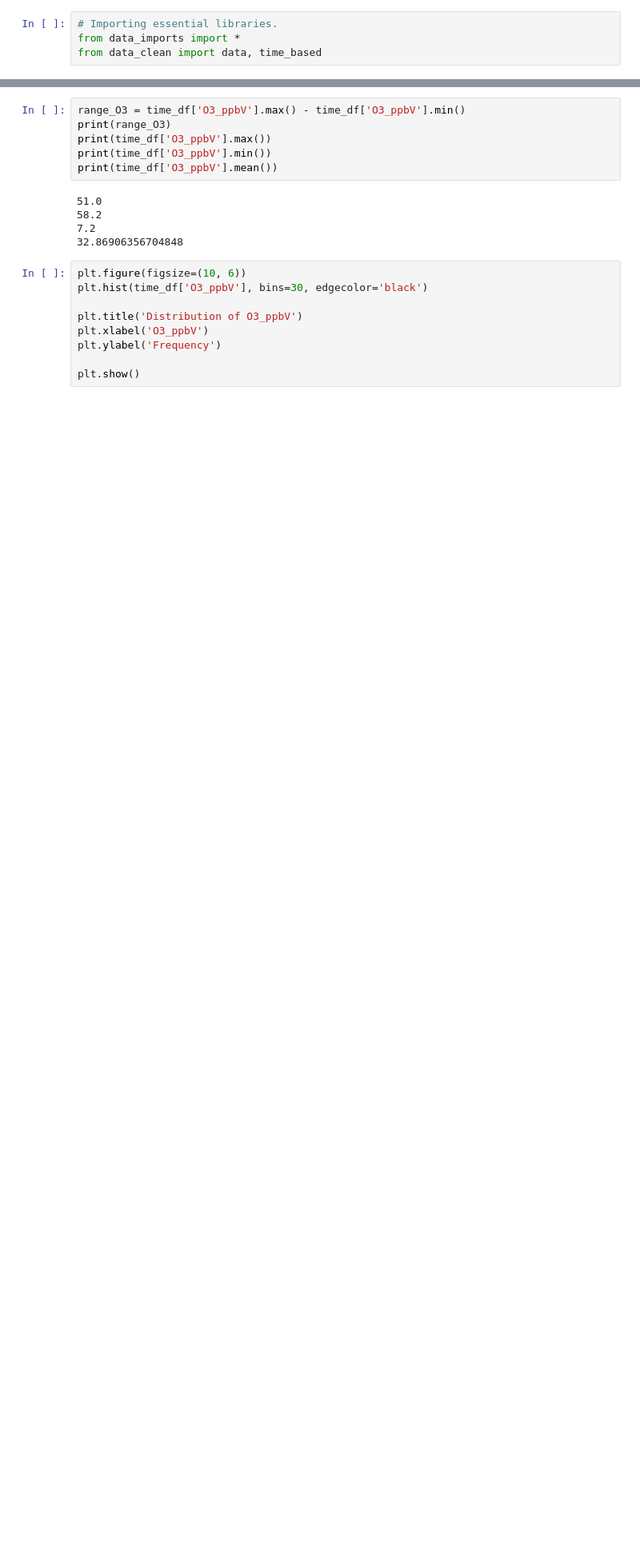
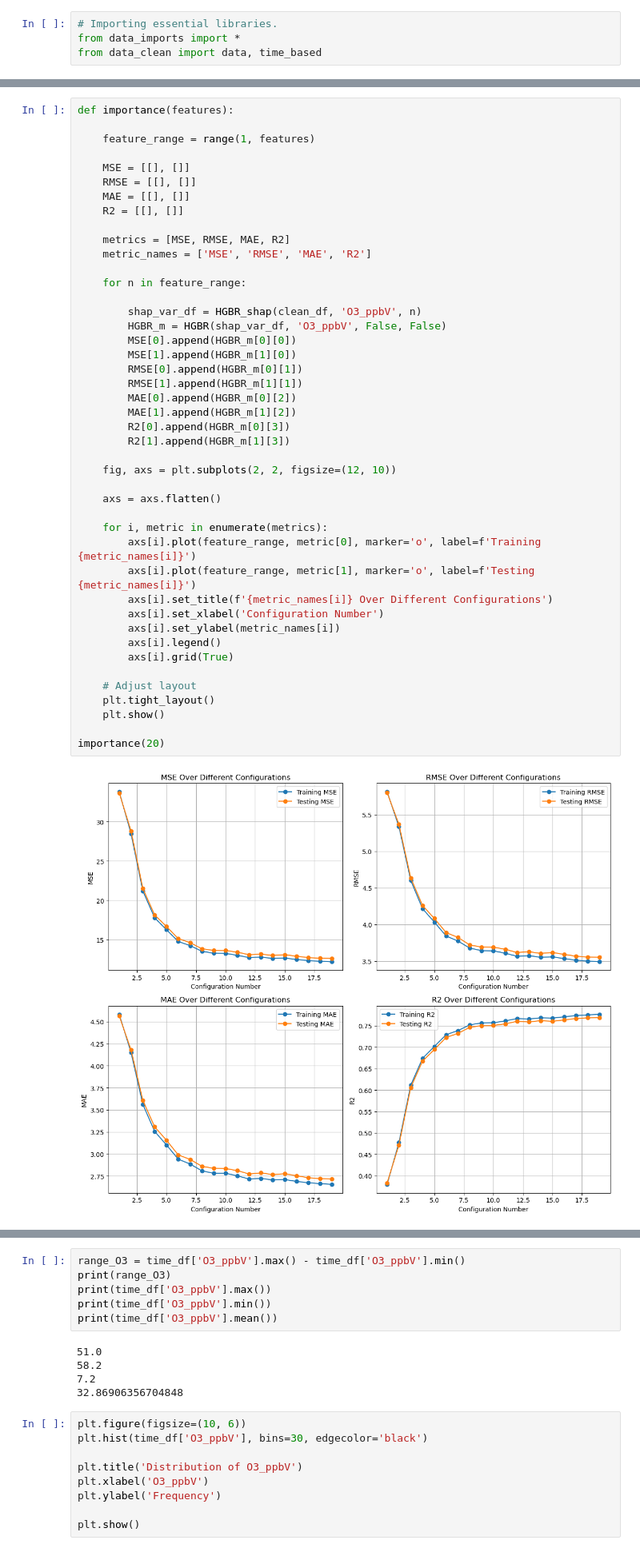
Before and after one commit to Callummmmmmm/ML-Project, a Jupyter notebook: Code/ml_model_test.ipynb, the cells around one changed output, grey strips where cells are left out. Shown at 80% size. Cells and saved outputs as stored; diff of their text form; blank space fills up the shorter version.

```diff
--- a/Code/ml_model_test.ipynb
+++ b/Code/ml_model_test.ipynb
@@ -57,0 +109,46 @@ Testing Set  - MSE: 12.02467, RMSE:  3.46766, MAE:  2.65498, R2:  0.77958
+# %%
+def importance(features):
+
+    feature_range = range(1, features)
+
+    MSE = [[], []]
+    RMSE = [[], []]
+    MAE = [[], []]
+    R2 = [[], []]
+
+    metrics = [MSE, RMSE, MAE, R2]
+    metric_names = ['MSE', 'RMSE', 'MAE', 'R2']
+
+    for n in feature_range:
+
+        shap_var_df = HGBR_shap(clean_df, 'O3_ppbV', n)
+        HGBR_m = HGBR(shap_var_df, 'O3_ppbV', False, False)
+        MSE[0].append(HGBR_m[0][0])
+        MSE[1].append(HGBR_m[1][0])
+        RMSE[0].append(HGBR_m[0][1])
+        RMSE[1].append(HGBR_m[1][1])
+        MAE[0].append(HGBR_m[0][2])
+        MAE[1].append(HGBR_m[1][2])
+        R2[0].append(HGBR_m[0][3])
+        R2[1].append(HGBR_m[1][3])
+
+    fig, axs = plt.subplots(2, 2, figsize=(12, 10))
+
+    axs = axs.flatten()
+
+    for i, metric in enumerate(metrics):
+        axs[i].plot(feature_range, metric[0], marker='o', label=f'Training {metric_names[i]}')
+        axs[i].plot(feature_range, metric[1], marker='o', label=f'Testing {metric_names[i]}')
+        axs[i].set_title(f'{metric_names[i]} Over Different Configurations')
+        axs[i].set_xlabel('Configuration Number')
+        axs[i].set_ylabel(metric_names[i])
+        axs[i].legend()
+        axs[i].grid(True)
+
+    # Adjust layout
+    plt.tight_layout()
+    plt.show()
+
+importance(20)
+# %% [output]
+[figure, added]
```
Also changed, not shown: parts of 9 cells of this notebook, 1 other file.
